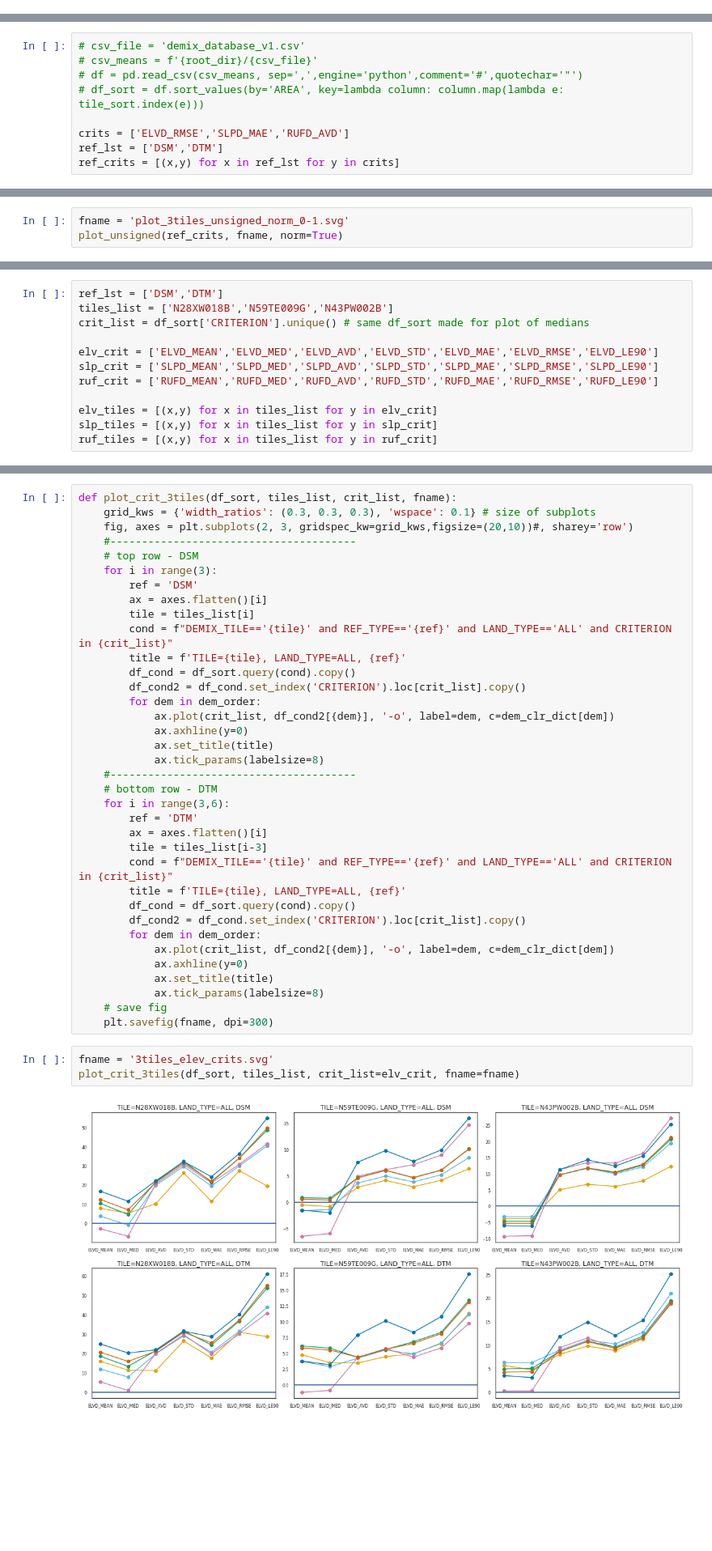
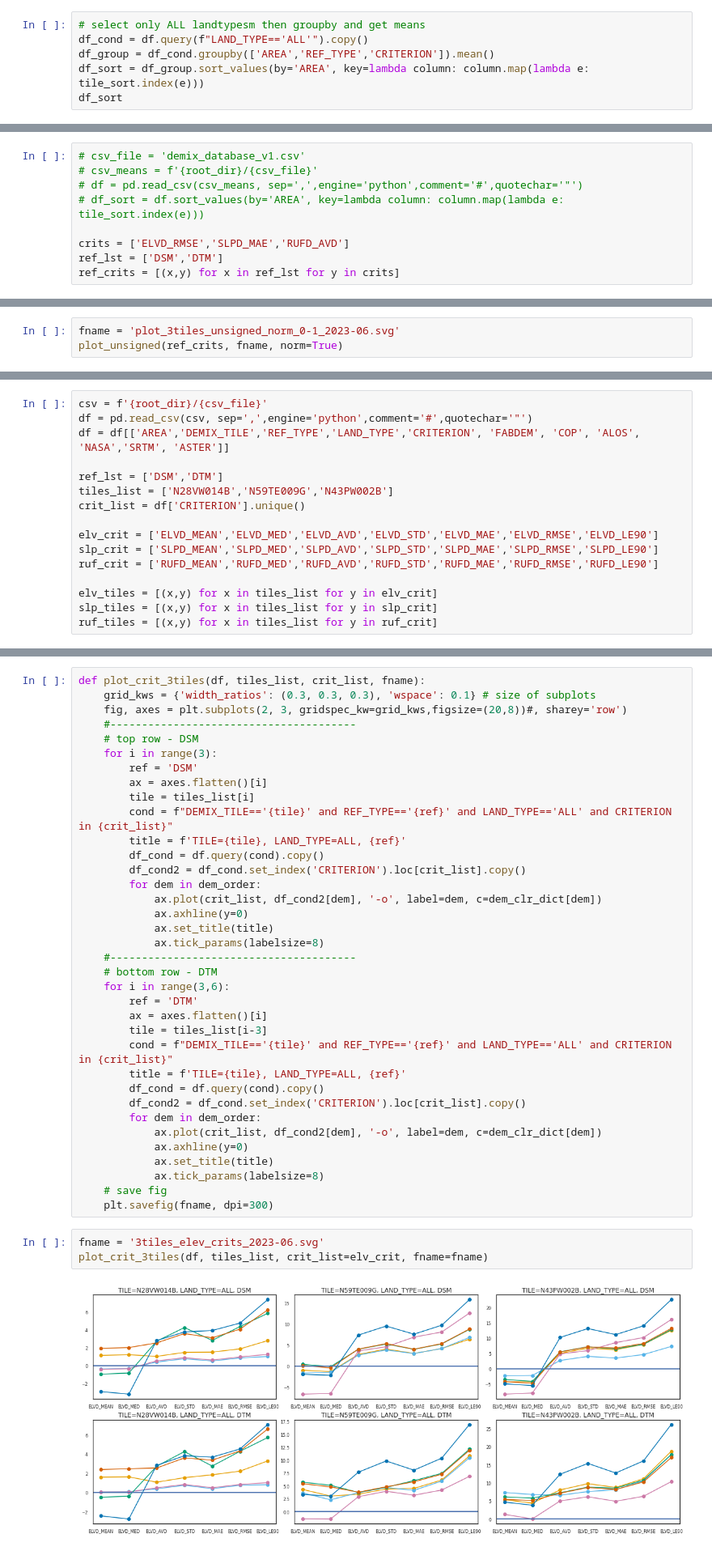
Before and after one commit to CarlosGrohmann/DEMIX_wine_contest, a Jupyter notebook: DEMIX_wineContest_notebook.ipynb, the cells around one changed output, grey strips where cells are left out. Shown at 81% size. Saved outputs shown, nothing was run; the diff lists cells and outputs as text; blank space fills up the shorter version.

```diff
--- a/DEMIX_wineContest_notebook.ipynb
+++ b/DEMIX_wineContest_notebook.ipynb
@@ -458,3 +501,9 @@ means = ['ELVD_MEAN','SLPD_MEAN','RUFD_MEAN']
 ref_lst = ['DSM','DTM']
 ref_medians = [(x,y) for x in ref_lst for y in medians] # or list(itertools.product(ref_lst, medians))
 ref_means = [(x,y) for x in ref_lst for y in means]
+# %%
+# select only ALL landtypesm then groupby and get means
+df_cond = df.query(f"LAND_TYPE=='ALL'").copy()
+df_group = df_cond.groupby(['AREA','REF_TYPE','CRITERION']).mean()
+df_sort = df_group.sort_values(by='AREA', key=lambda column: column.map(lambda e: tile_sort.index(e)))
+df_sort
@@ -556,5 +623,5 @@ No artists with labels found to put in legend.  Note that artists whose label st
 # %%
-fname = 'plot_3tiles_unsigned_norm_0-1.svg'
+fname = 'plot_3tiles_unsigned_norm_0-1_2023-06.svg'
 plot_unsigned(ref_crits, fname, norm=True)
 # %% [output]
 No artists with labels found to put in legend.  Note that artists whose label start with an underscore are ignored when legend() is called with no argument.
@@ -564,7 +631,11 @@ No artists with labels found to put in legend.  Note that artists whose label st
 # %%
+csv = f'{root_dir}/{csv_file}'
+df = pd.read_csv(csv, sep=',',engine='python',comment='#',quotechar='"')
+df = df[['AREA','DEMIX_TILE','REF_TYPE','LAND_TYPE','CRITERION', 'FABDEM', 'COP', 'ALOS', 'NASA','SRTM', 'ASTER']]
+
 ref_lst = ['DSM','DTM']
-tiles_list = ['N28XW018B','N59TE009G','N43PW002B']
-crit_list = df_sort['CRITERION'].unique() # same df_sort made for plot of medians
+tiles_list = ['N28VW014B','N59TE009G','N43PW002B']
+crit_list = df['CRITERION'].unique()
 
 elv_crit = ['ELVD_MEAN','ELVD_MED','ELVD_AVD','ELVD_STD','ELVD_MAE','ELVD_RMSE','ELVD_LE90']
 slp_crit = ['SLPD_MEAN','SLPD_MED','SLPD_AVD','SLPD_STD','SLPD_MAE','SLPD_RMSE','SLPD_LE90']
@@ -576,7 +663,7 @@ ruf_tiles = [(x,y) for x in tiles_list for y in ruf_crit]
 # %%
-def plot_crit_3tiles(df_sort, tiles_list, crit_list, fname):
+def plot_crit_3tiles(df, tiles_list, crit_list, fname):
     grid_kws = {'width_ratios': (0.3, 0.3, 0.3), 'wspace': 0.1} # size of subplots
-    fig, axes = plt.subplots(2, 3, gridspec_kw=grid_kws,figsize=(20,10))#, sharey='row')
+    fig, axes = plt.subplots(2, 3, gridspec_kw=grid_kws,figsize=(20,8))#, sharey='row')
     #---------------------------------------
     # top row - DSM
     for i in range(3):
@@ -585,10 +672,10 @@ def plot_crit_3tiles(df_sort, tiles_list, crit_list, fname):
         tile = tiles_list[i]
         cond = f"DEMIX_TILE=='{tile}' and REF_TYPE=='{ref}' and LAND_TYPE=='ALL' and CRITERION in {crit_list}"
         title = f'TILE={tile}, LAND_TYPE=ALL, {ref}'
-        df_cond = df_sort.query(cond).copy()
+        df_cond = df.query(cond).copy()
         df_cond2 = df_cond.set_index('CRITERION').loc[crit_list].copy()
         for dem in dem_order:
-            ax.plot(crit_list, df_cond2[{dem}], '-o', label=dem, c=dem_clr_dict[dem])
+            ax.plot(crit_list, df_cond2[dem], '-o', label=dem, c=dem_clr_dict[dem])
             ax.axhline(y=0)
             ax.set_title(title)
             ax.tick_params(labelsize=8)
@@ -600,18 +687,18 @@ def plot_crit_3tiles(df_sort, tiles_list, crit_list, fname):
         tile = tiles_list[i-3]
         cond = f"DEMIX_TILE=='{tile}' and REF_TYPE=='{ref}' and LAND_TYPE=='ALL' and CRITERION in {crit_list}"
         title = f'TILE={tile}, LAND_TYPE=ALL, {ref}'
-        df_cond = df_sort.query(cond).copy()
+        df_cond = df.query(cond).copy()
         df_cond2 = df_cond.set_index('CRITERION').loc[crit_list].copy()
         for dem in dem_order:
-            ax.plot(crit_list, df_cond2[{dem}], '-o', label=dem, c=dem_clr_dict[dem])
+            ax.plot(crit_list, df_cond2[dem], '-o', label=dem, c=dem_clr_dict[dem])
             ax.axhline(y=0)
             ax.set_title(title)
             ax.tick_params(labelsize=8)
     # save fig
     plt.savefig(fname, dpi=300)
 # %%
-fname = '3tiles_elev_crits.svg'
-plot_crit_3tiles(df_sort, tiles_list, crit_list=elv_crit, fname=fname)
+fname = '3tiles_elev_crits_2023-06.svg'
+plot_crit_3tiles(df, tiles_list, crit_list=elv_crit, fname=fname)
 # %% [output]
-[figure, old version]
+[figure, new version]
 # %%
```
Also changed, not shown: parts of 36 cells of this notebook.
